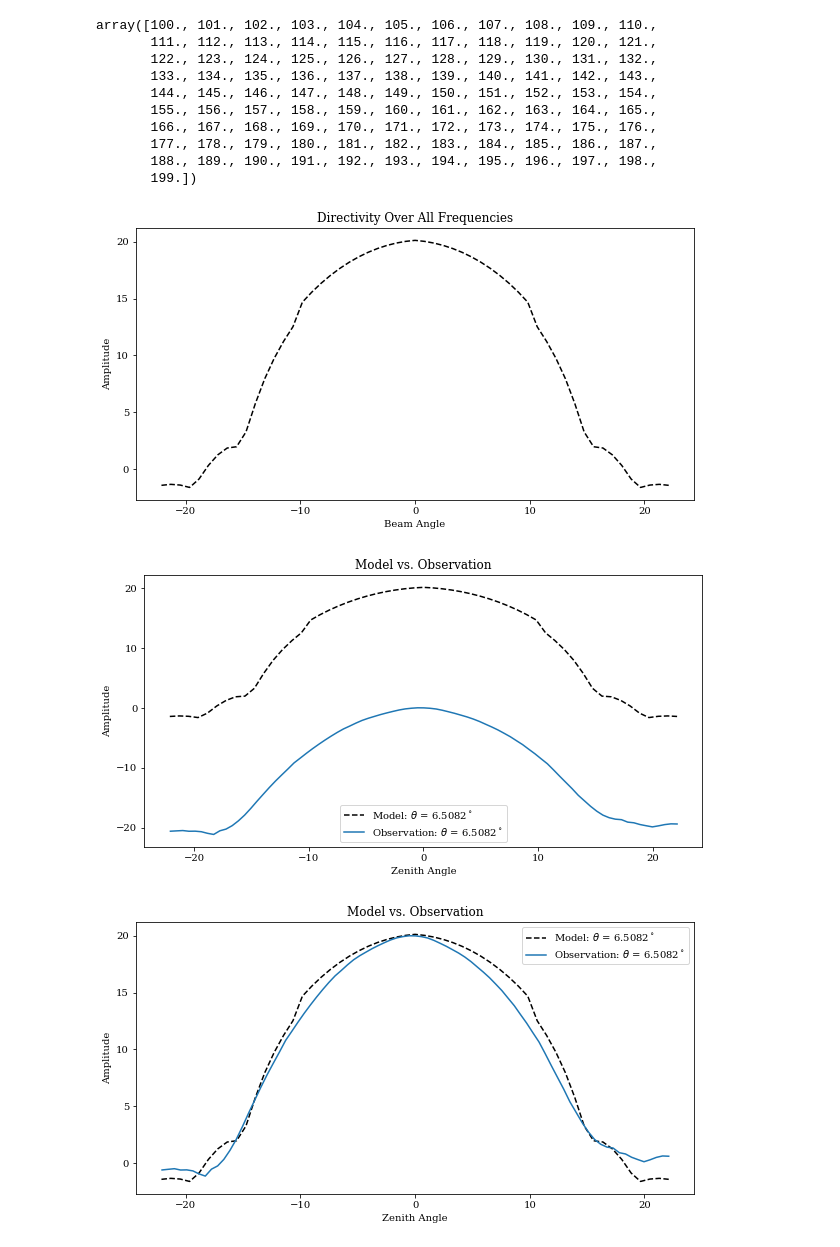
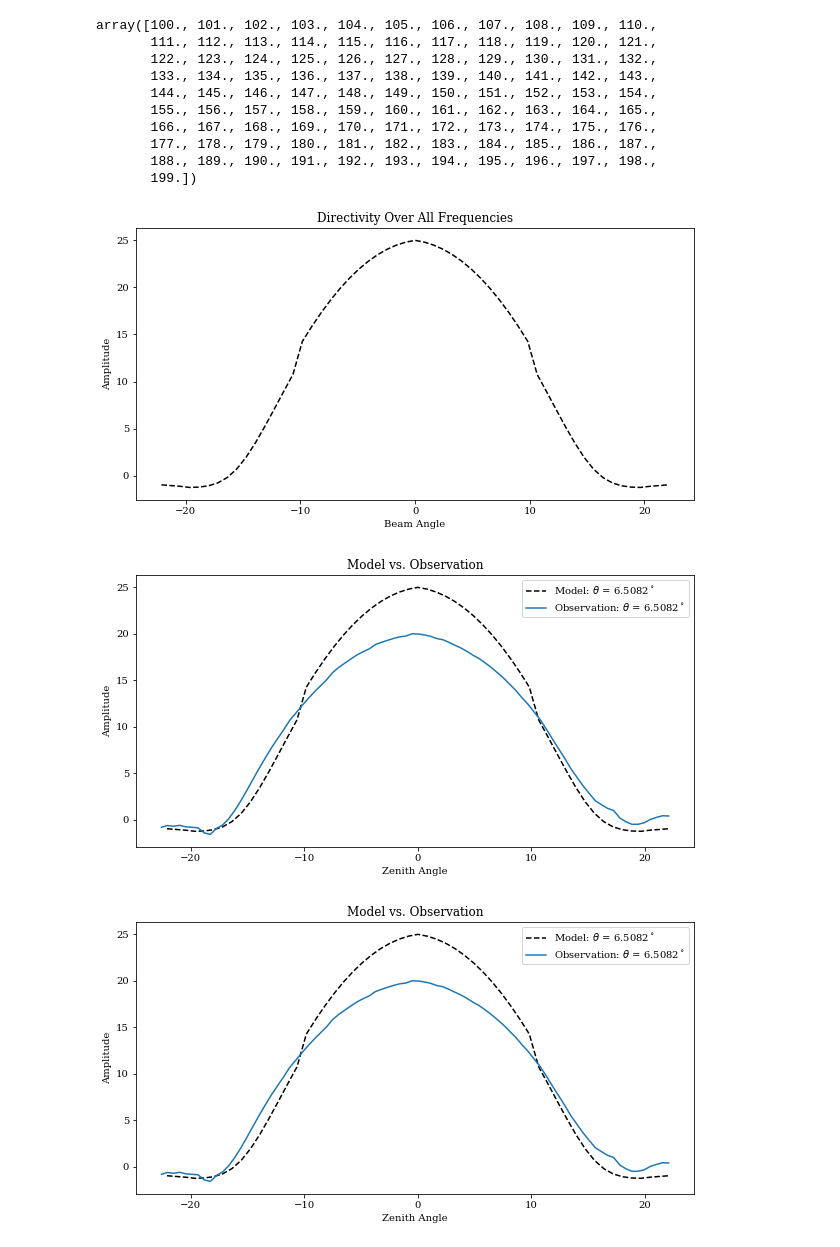
Before and after one commit to dannyjacobs/asu_hera, a Jupyter notebook: beam_mapping/Beam_Mapping_Fornax_Model.ipynb, the cells around one changed output. Saved outputs shown, nothing was run; the diff lists cells and outputs as text; code cells hidden in the pictures.

```diff
--- a/beam_mapping/Beam_Mapping_Fornax_Model.ipynb
+++ b/beam_mapping/Beam_Mapping_Fornax_Model.ipynb
@@ -9,13 +9,13 @@ import healpy as hp
 
 % matplotlib inline
 # %%
-files = np.sort(glob('/home/tcox/data/HERA_data/2458042/HERA_imaging/IDR2-1_run_3.1/imgs/*.fits'))
+files = np.sort(glob('/data6/HERA/HERA_imaging/IDR2/IDR2-1_run_3.1/imgs/*.fits'))
 HDUS = []
 for f in files:
     HDUS.append(fits.open(f))
 # %%
 flux = []
-err = 5
+err = 3
 theta = []
 for HDU,f in zip(HDUS,files):
     # Read in file information
@@ -40,7 +40,7 @@ for HDU,f in zip(HDUS,files):
         i = int(i)
         j = int(ax2-j)
         theta.append(c_ra-50.67412)
-        flux.append(data[j-5:j+5,i-5:i+5].max())
+        flux.append(data[j-2:j+2,i-2:i+2].max())
 # %% [output]
 WARNING: FITSFixedWarning: PC01_01 = 1.000000000000E+00
 indices in parameterized keywords must not have leading zeroes. [astropy.wcs.wcs]
@@ -74,8 +74,8 @@ plt.plot(theta,10*np.log10(norm_flux))
 filename = 'healpix_beam.fits'
 beam_E = fits.getdata(filename, extname='BEAM_E')
 nside = hp.npix2nside(beam_E.shape[0])
-freqs = fits.getdata(filename, extname='FREQS')
-freqs = freqs[50:150]
+full_freqs = fits.getdata(filename, extname='FREQS')
+freqs = full_freqs[50:150]
 freqs
 # %% [output]
 array([100., 101., 102., 103., 104., 105., 106., 107., 108., 109., 110.,
@@ -94,11 +94,11 @@ n = 28
 m_theta = np.linspace(0,np.deg2rad(theta[-1]),n)
 tot = np.zeros(n)
 for freq in freqs:
-    ind = np.where(freqs == freq)[0][0]
+    ind = np.where(full_freqs == freq)[0][0]
     data = beam_E[:,ind]
     phi0 = np.deg2rad(-37.208200+30.7)
     vals0 = hp.ang2pix(nside,m_theta,phi0)
-    plt0 = 10*np.log10(data[vals0])
+    plt0 = data[vals0]
     tot += plt0
 
 tot /= len(freqs)
@@ -106,32 +106,34 @@ tot /= len(freqs)
 m_theta = np.concatenate([-np.flip(m_theta,axis=0),m_theta])
 tot = np.concatenate([np.flip(tot,axis=0),tot])
 
+
+
 plt.rc('font', family='serif')
 plt.figure(figsize=(10,5))
 plt.title('Directivity Over All Frequencies')
 plt.xlabel('Beam Angle')
 plt.ylabel('Amplitude')
-plt.plot(np.rad2deg(m_theta),tot,'k--',label=(r'$\alpha$ = ' + str(phi0)))
+plt.plot(np.rad2deg(m_theta),10*np.log10(tot),'k--',label=(r'$\alpha$ = ' + str(phi0)))
 plt.show()
 # %% [output]
-[figure, old version]
+[figure, new version]
 # %%
 
 plt.figure(figsize=(10,5))
 
-plt.plot(np.rad2deg(m_theta),tot,'k--',label=(r'Model: $\theta$ = ' + str(37.208200-30.7) + r'$^\circ$'))
-plt.plot(theta,10*np.log10(norm_flux),label=(r'Observation: $\theta$ = ' + str(37.208200-30.7) + r'$^\circ$'))
+plt.plot(np.rad2deg(m_theta),10*np.log10(tot),'k--',label=(r'Model: $\theta$ = ' + str(37.208200-30.7) + r'$^\circ$'))
+plt.plot(theta,10*np.log10(norm_flux)+20,label=(r'Observation: $\theta$ = ' + str(37.208200-30.7) + r'$^\circ$'))
 plt.title('Model vs. Observation')
 plt.xlabel('Zenith Angle')
 plt.ylabel('Amplitude')
 plt.legend()
 plt.show()
 # %% [output]
-[figure, old version]
+[figure, new version]
 # %%
 plt.figure(figsize=(10,5))
 
-plt.plot(np.rad2deg(m_theta),tot,'k--',label=(r'Model: $\theta$ = ' + str(37.208200-30.7) + r'$^\circ$'))
+plt.plot(np.rad2deg(m_theta),10*np.log10(tot),'k--',label=(r'Model: $\theta$ = ' + str(37.208200-30.7) + r'$^\circ$'))
 plt.plot(theta,10*np.log10(norm_flux)+20,label=(r'Observation: $\theta$ = ' + str(37.208200-30.7) + r'$^\circ$'))
 plt.title('Model vs. Observation')
 plt.xlabel('Zenith Angle')
@@ -139,4 +141,4 @@ plt.ylabel('Amplitude')
 plt.legend()
 plt.show()
 # %% [output]
-[figure, old version]
+[figure, new version]
```
Also changed, not shown: parts of 1 cell of this notebook, 4 other files.
